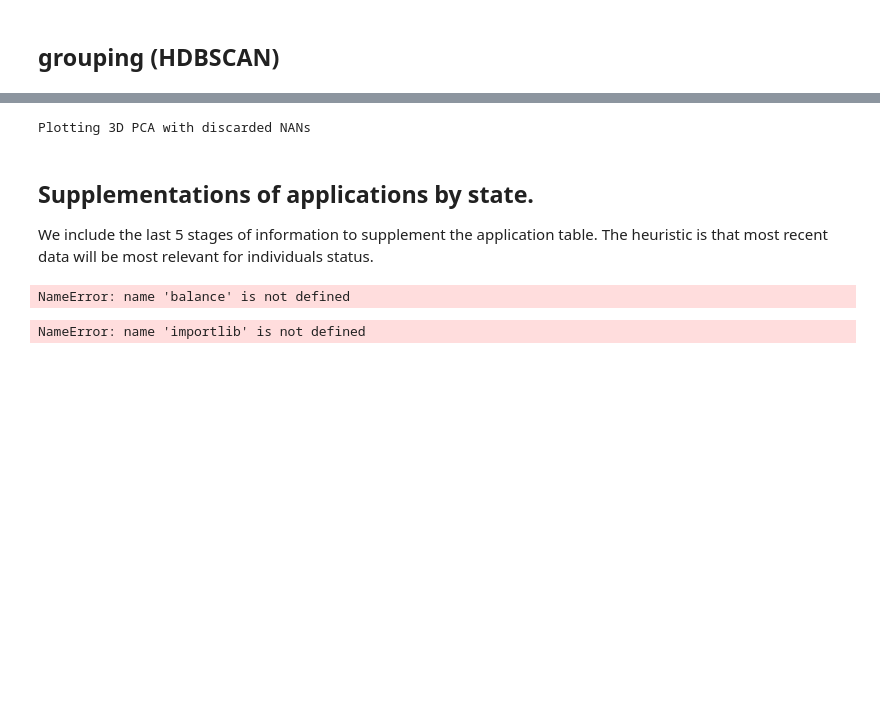
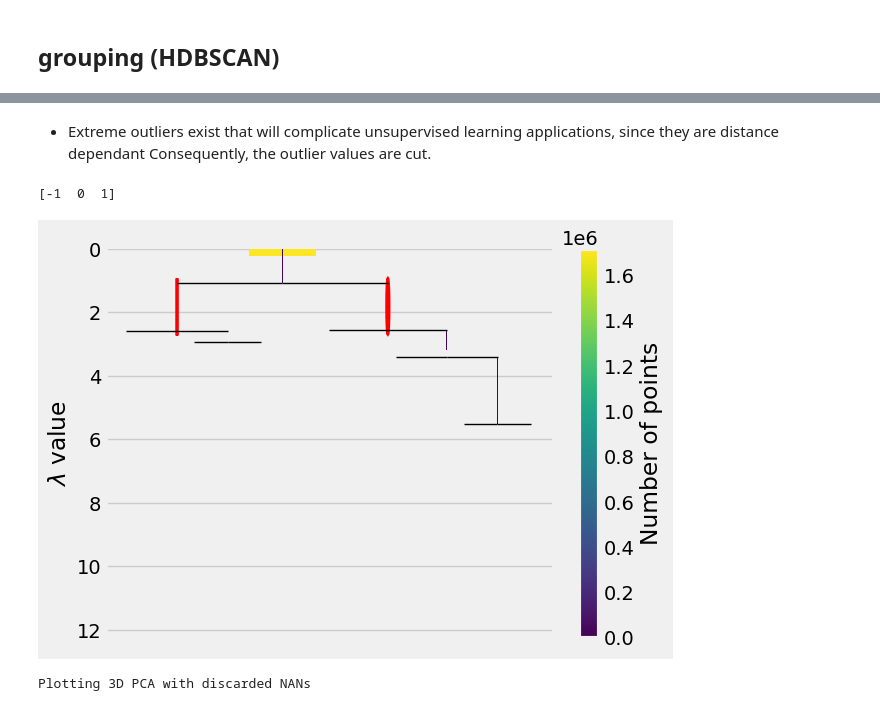
Before and after one commit to Sauciu1/defaulting-risk, a Jupyter notebook: notebooks/nb6_bureau.ipynb, the cells around one changed output, grey strips where cells are left out. Saved outputs shown, nothing was run; the diff lists cells and outputs as text; code cells hidden in the pictures; blank space fills up the shorter version.

```diff
--- a/notebooks/nb6_bureau.ipynb
+++ b/notebooks/nb6_bureau.ipynb
@@ -123,34 +118,22 @@ print(np.unique(labels))
+# %% [markdown]
+* Extreme outliers exist  that will complicate unsupervised learning applications, since they are distance dependant
+Consequently, the outlier values are cut.
+# %%
+X = bureau_df.select_dtypes(include=[np.number]).dropna(axis=1, how='all')
+
+X = stats_helper.clip_IQR_outliers(X, quantile=0.2, multiplier=2)
+X = pd.DataFrame(StandardScaler().fit_transform(X), columns=X.columns)
+
+clusterer = hdbscan.HDBSCAN(min_cluster_size=100)
+labels= clusterer.fit_predict(X)
+clusterer.condensed_tree_.plot(select_clusters=True)
+
+print(np.unique(labels))
+# %% [output]
+[-1  0  1]
+[figure, added]
 # %%
 X['group'] = labels.astype(str)
 unsupervised_helper.plotly_3d_pca(X, hue_col='group')
 # %% [output]
 Plotting 3D PCA with discarded NANs
-# %% [markdown]
-## Supplementations of applications by state.
-We include the last 5 stages of information to supplement the application table. The heuristic is that most recent data will be most relevant for individuals status.
-# %%
-balance_5 = balance.data[balance.data["MONTHS_BALANCE"] >= -5].copy()
-balance_5 = balance_5.pivot_table(
-    index="SK_ID_BUREAU", columns="MONTHS_BALANCE", values="STATUS", aggfunc="first"
-)
-balance_5.reset_index(inplace=True)
-balance_5 = balance_5.merge(
-    balance.data.groupby("SK_ID_BUREAU")["MONTHS_BALANCE"].min(),
-    on="SK_ID_BUREAU",
-    how="left",
-)
-balance_5.head(5)
-# %% [output]
-NameError: name 'balance' is not defined
-# %%
-import importlib
-
-from sklearn.tests.test_min_dependencies_readme import extra
-importlib.reload(preprocessing)
-app = preprocessing.load_pkl_to_preprocessor('application_test')
-app.convert_all('category')
-app = app.get_expected_df(extra=['SK_ID_BUREAU'])
-print(app.columns)
-app = app.merge(balance_5, on='SK_ID_BUREAU', how='left')
-# %% [output]
-NameError: name 'importlib' is not defined
```
Also changed, not shown: parts of 30 cells of this notebook, 6 other files.
